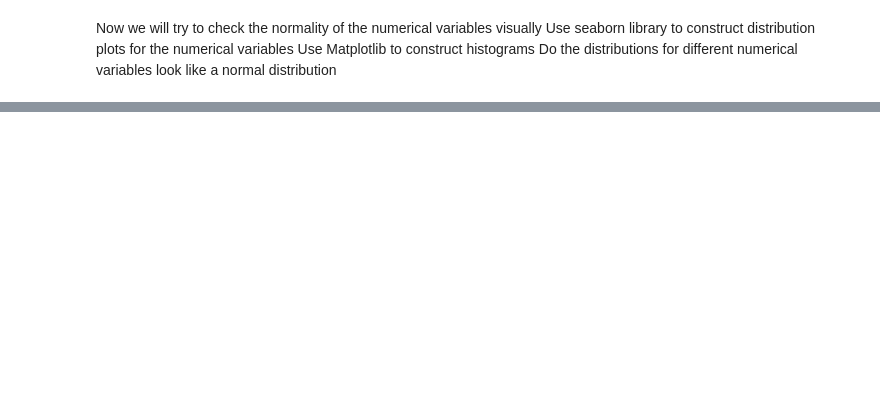
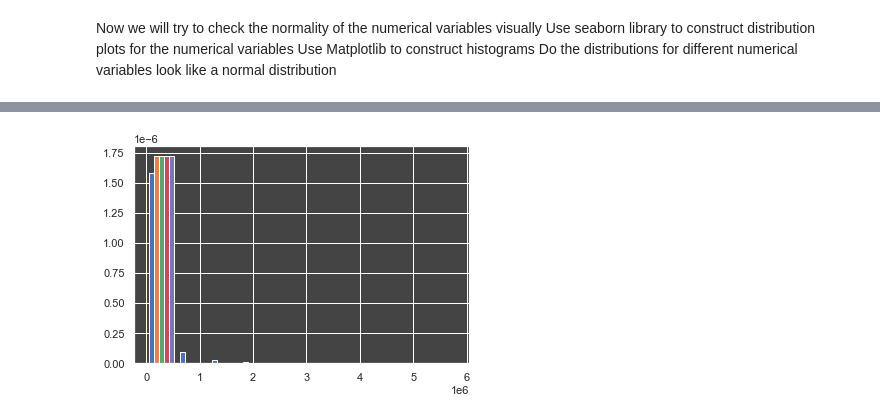
Before and after one commit to mlnima/ironhack-lab, a Jupyter notebook: week2/day1/Untitled.ipynb, the cells around one changed output, grey strips where cells are left out. Cells and saved outputs as stored; diff of their text form; code cells hidden in the pictures; blank space fills up the shorter version.

```diff
--- a/week2/day1/Untitled.ipynb
+++ b/week2/day1/Untitled.ipynb
@@ -171,0 +176,6 @@ NameError: name 'variance_inflation_factor' is not defined
+# %%
+plt.hist(numerical, density=True)
+plt.rcParams["figure.figsize"] = (9,5)
+plt.show()
+# %% [output]
+[figure, added]
```
Also changed, not shown: parts of 10 cells of this notebook.
